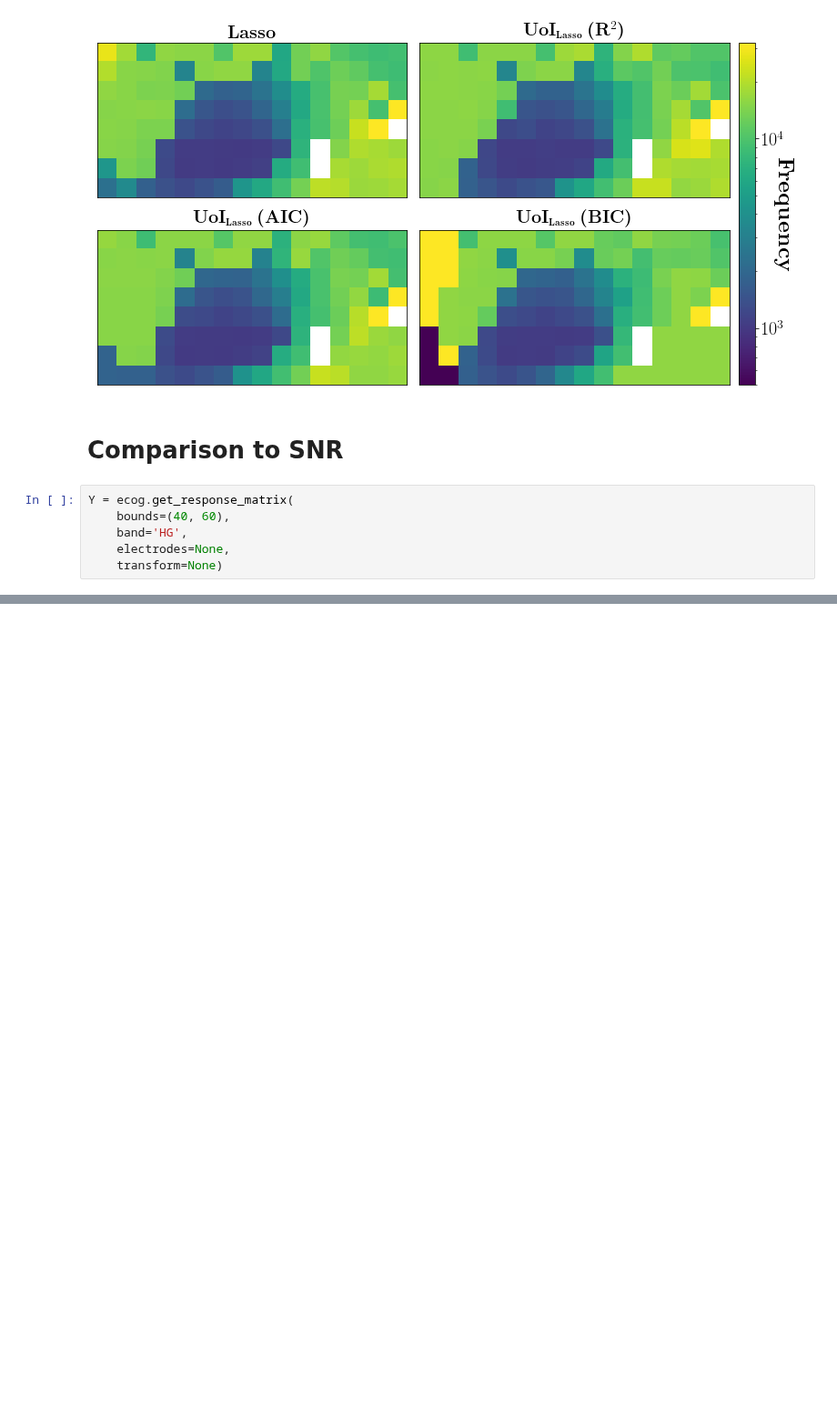
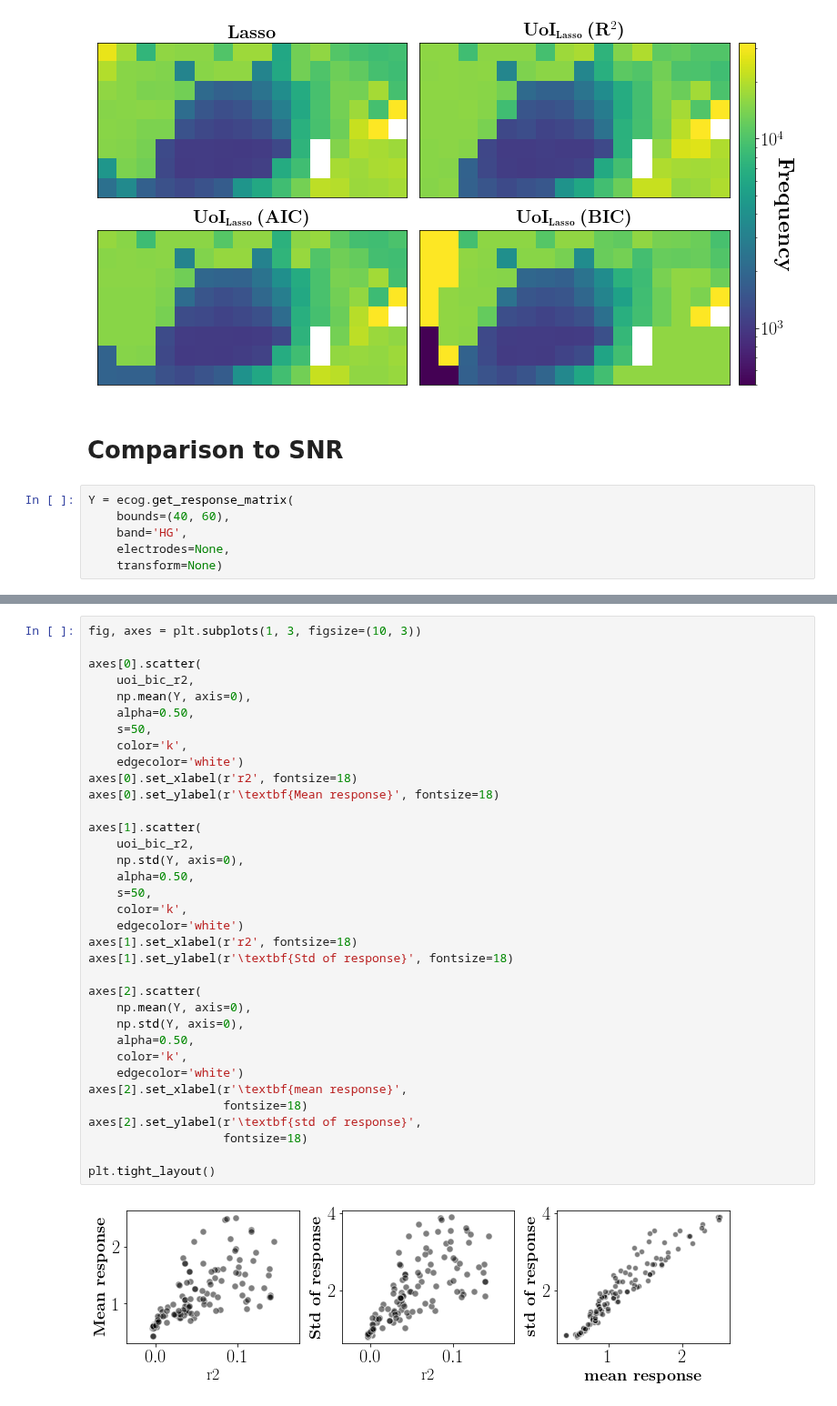
Before and after one commit to BouchardLab/neuroinference, a Jupyter notebook: notebooks/tuning/ecog_tuning_analysis.ipynb, the cells around one changed output, grey strips where cells are left out. Shown at 91% size. Saved outputs shown, nothing was run; the diff lists cells and outputs as text; blank space fills up the shorter version.

```diff
--- a/notebooks/tuning/ecog_tuning_analysis.ipynb
+++ b/notebooks/tuning/ecog_tuning_analysis.ipynb
@@ -353,0 +353,37 @@ plt.savefig('ecog_tuning_snr_comparison.pdf', bbox_inches='tight')
+# %%
+fig, axes = plt.subplots(1, 3, figsize=(10, 3))
+
+axes[0].scatter(
+    uoi_bic_r2,
+    np.mean(Y, axis=0),
+    alpha=0.50,
+    s=50,
+    color='k',
+    edgecolor='white')
+axes[0].set_xlabel(r'r2', fontsize=18)
+axes[0].set_ylabel(r'\textbf{Mean response}', fontsize=18)
+
+axes[1].scatter(
+    uoi_bic_r2,
+    np.std(Y, axis=0),
+    alpha=0.50,
+    s=50,
+    color='k',
+    edgecolor='white')
+axes[1].set_xlabel(r'r2', fontsize=18)
+axes[1].set_ylabel(r'\textbf{Std of response}', fontsize=18)
+
+axes[2].scatter(
+    np.mean(Y, axis=0),
+    np.std(Y, axis=0),
+    alpha=0.50,
+    color='k',
+    edgecolor='white')
+axes[2].set_xlabel(r'\textbf{mean response}',
+                   fontsize=18)
+axes[2].set_ylabel(r'\textbf{std of response}',
+                   fontsize=18)
+
+plt.tight_layout()
+# %% [output]
+[figure, added]
```
Also changed, not shown: parts of 4 cells of this notebook, 1 other file.
